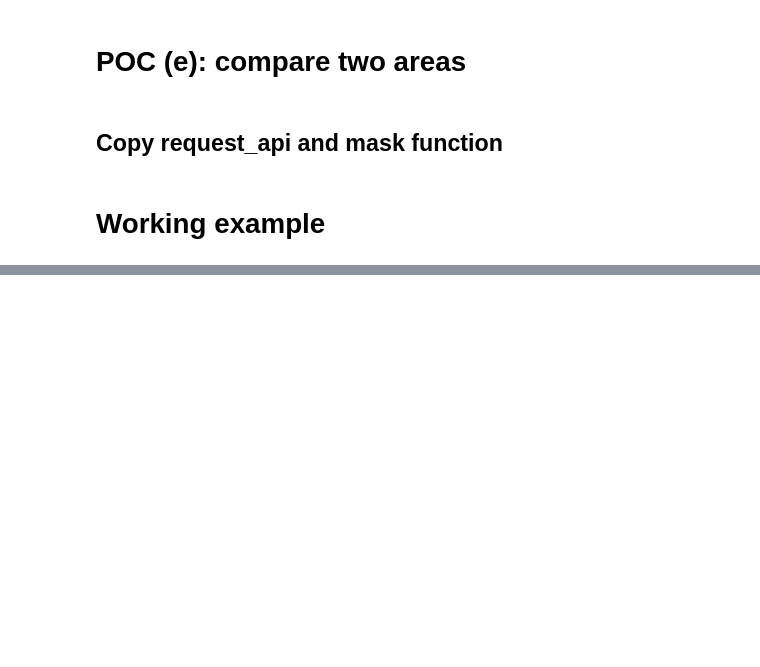
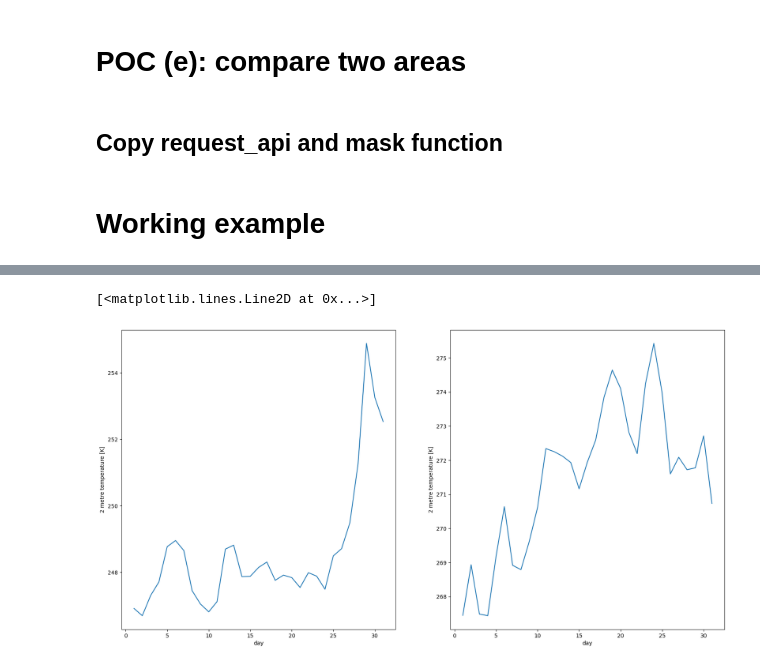
Before and after one commit to yhuang-db/era5-poc, a Jupyter notebook: poc_e_compare_two_areas.ipynb, the cells around one changed output, grey strips where cells are left out. Cells and saved outputs as stored; diff of their text form; code cells hidden in the pictures; blank space fills up the shorter version.

```diff
--- a/poc_e_compare_two_areas.ipynb
+++ b/poc_e_compare_two_areas.ipynb
@@ -29,7 +29,7 @@ def request_era5_api(f_name, shape=None, day = ['05'], month = ['01']):
         'product_type': 'reanalysis',
         'format': 'netcdf',
         'variable': '2m_temperature',
-        'year': '2023',
+        'year': '2022',
         'month': month,
         'day': day,
         'time': [
@@ -138,0 +129,15 @@ mask, m = shape_mask(fpath, shape)
+# %%
+import geopandas as gpd
+
+month = [str(i).zfill(2) for i in range(1, 6)]
+day = [str(i).zfill(2) for i in range(1, 32)]
+
+gdf_1 = gpd.read_file('data/vector/greenland_main_island.geojson')
+shape_1 = gdf_1.loc[0, 'geometry']  # get an object of an arbitrary shape
+fpath_1 = request_era5_api('poc_e1.nc', shape=shape_1, day=day, month=month)
+mask_1, m_1 = shape_mask(fpath_1, shape_1)
+
+gdf_2 = gpd.read_file('data/vector/tri.geojson')
+shape_2 = gdf_2.loc[0, 'geometry']
+fpath_2 = request_era5_api('poc_e2.nc', shape=shape_2, day=day, month=month)
+mask_2, m_2 = shape_mask(fpath_2, shape_2)
@@ -138,0 +181,24 @@ mask, m = shape_mask(fpath, shape)
+# %%
+# Using pure xarray methods from poc(d)
+
+import xarray as xr
+import matplotlib.pyplot as plt
+
+ds_1 = xr.open_dataset(fpath_1)
+masked_1 = ds_1.where(mask_1)  # mask the raster data with shape mask
+grouped_1 = masked_1.groupby('time.day')  # groupby day
+agg_1 = grouped_1.mean(dim=['latitude', 'longitude', 'time'])  # aggregate each group by mean across latitude, longitude and time
+
+
+ds_2 = xr.open_dataset(fpath_2)
+masked_2 = ds_2.where(mask_2)
+grouped_2 = masked_2.groupby('time.day')
+agg_2 = grouped_2.mean(dim=['latitude', 'longitude', 'time'])
+
+
+fig, (ax1, ax2) = plt.subplots(1, 2, figsize=(20, 10))
+agg_1['t2m'].plot(ax=ax1)
+agg_2['t2m'].plot(ax=ax2)
+# %% [output]
+[<matplotlib.lines.Line2D at 0x...>]
+[figure, added]
```
Also changed, not shown: parts of 2 cells of this notebook.
